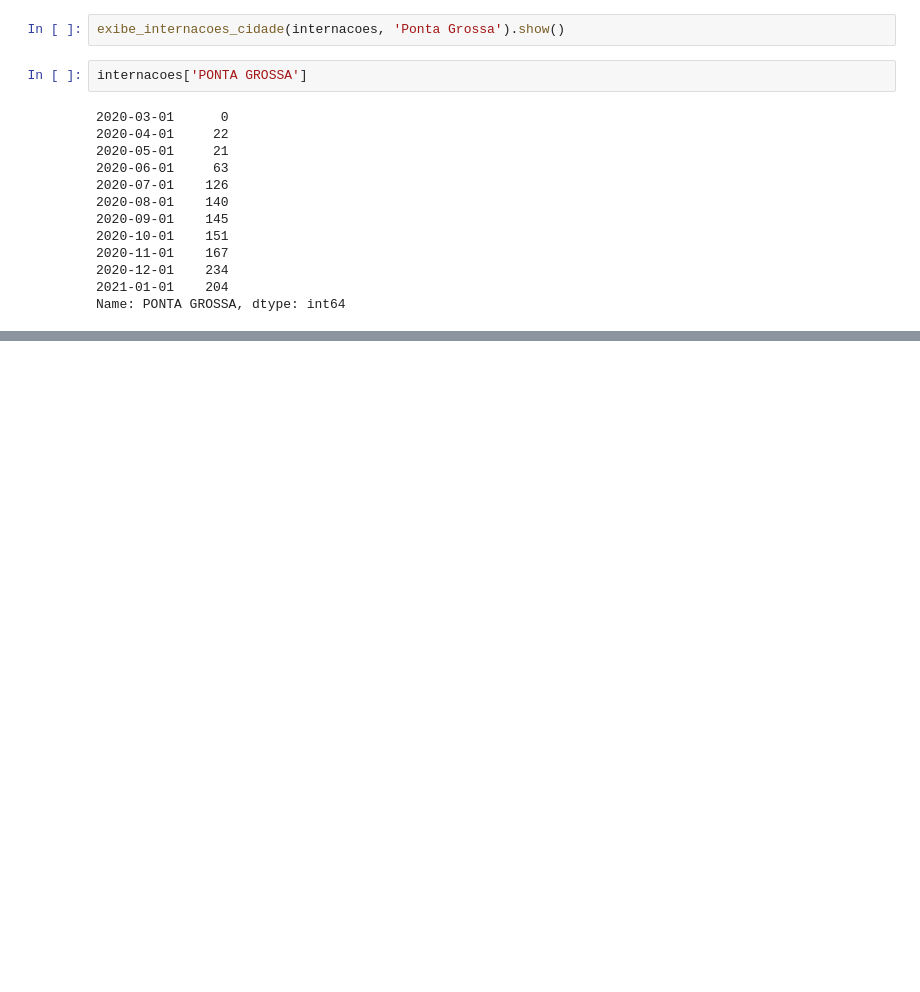
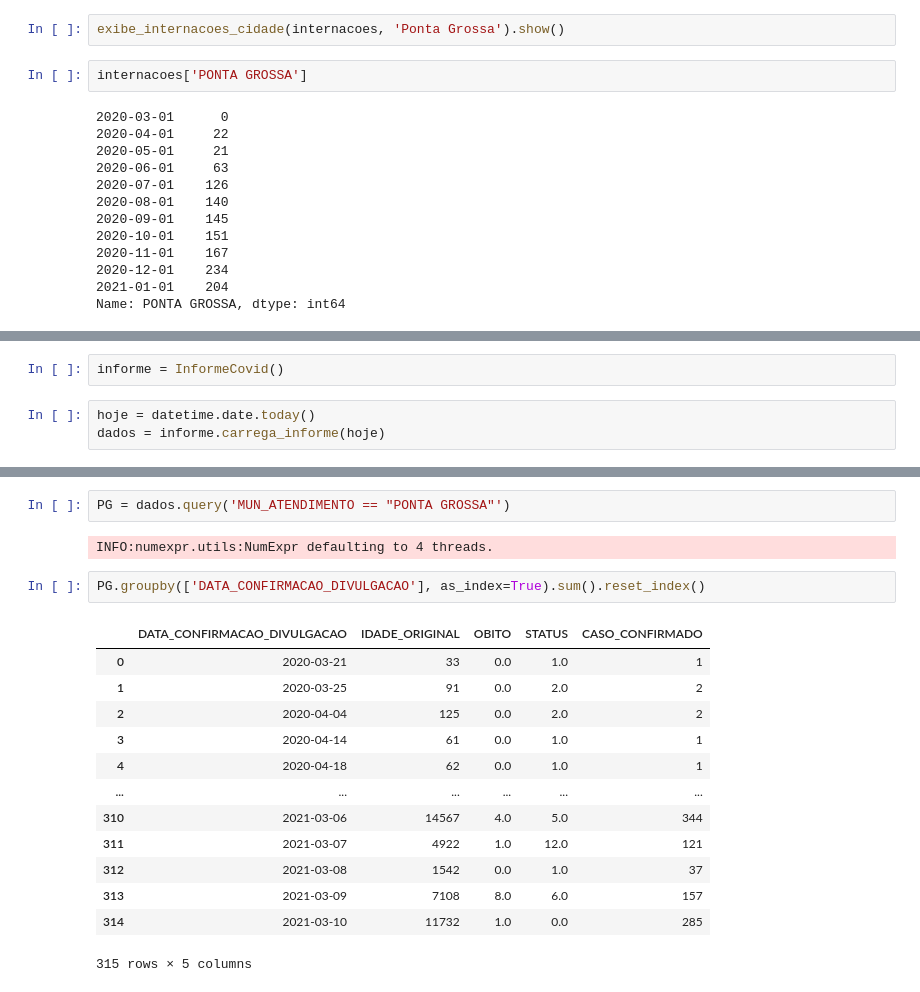
Before and after one commit to ConradBitt/covid_parana, a Jupyter notebook: notebook/Analise_COVID19_PR.ipynb, the cells around one changed output, grey strips where cells are left out. Saved outputs shown, nothing was run; the diff lists cells and outputs as text; blank space fills up the shorter version.

```diff
--- a/notebook/Analise_COVID19_PR.ipynb
+++ b/notebook/Analise_COVID19_PR.ipynb
@@ -347,0 +513,5 @@ Name: PONTA GROSSA, dtype: int64
+# %%
+informe = InformeCovid()
+# %%
+hoje = datetime.date.today()
+dados = informe.carrega_informe(hoje)
@@ -347,0 +530,20 @@ Name: PONTA GROSSA, dtype: int64
+# %%
+PG = dados.query('MUN_ATENDIMENTO == "PONTA GROSSA"')
+# %% [output]
+INFO:numexpr.utils:NumExpr defaulting to 4 threads.
+# %%
+PG.groupby(['DATA_CONFIRMACAO_DIVULGACAO'], as_index=True).sum().reset_index()
+# %% [output]
+|  | DATA_CONFIRMACAO_DIVULGACAO | IDADE_ORIGINAL | OBITO | STATUS | CASO_CONFIRMADO |
+| 0 | 2020-03-21 | 33 | 0.0 | 1.0 | 1 |
+| 1 | 2020-03-25 | 91 | 0.0 | 2.0 | 2 |
+| 2 | 2020-04-04 | 125 | 0.0 | 2.0 | 2 |
+| 3 | 2020-04-14 | 61 | 0.0 | 1.0 | 1 |
+| 4 | 2020-04-18 | 62 | 0.0 | 1.0 | 1 |
+| ... | ... | ... | ... | ... | ... |
+| 310 | 2021-03-06 | 14567 | 4.0 | 5.0 | 344 |
+| 311 | 2021-03-07 | 4922 | 1.0 | 12.0 | 121 |
+| 312 | 2021-03-08 | 1542 | 0.0 | 1.0 | 37 |
+| 313 | 2021-03-09 | 7108 | 8.0 | 6.0 | 157 |
+| 314 | 2021-03-10 | 11732 | 1.0 | 0.0 | 285 |
+315 rows × 5 columns
```
Also changed, not shown: parts of 3 cells of this notebook, 2 other files.
